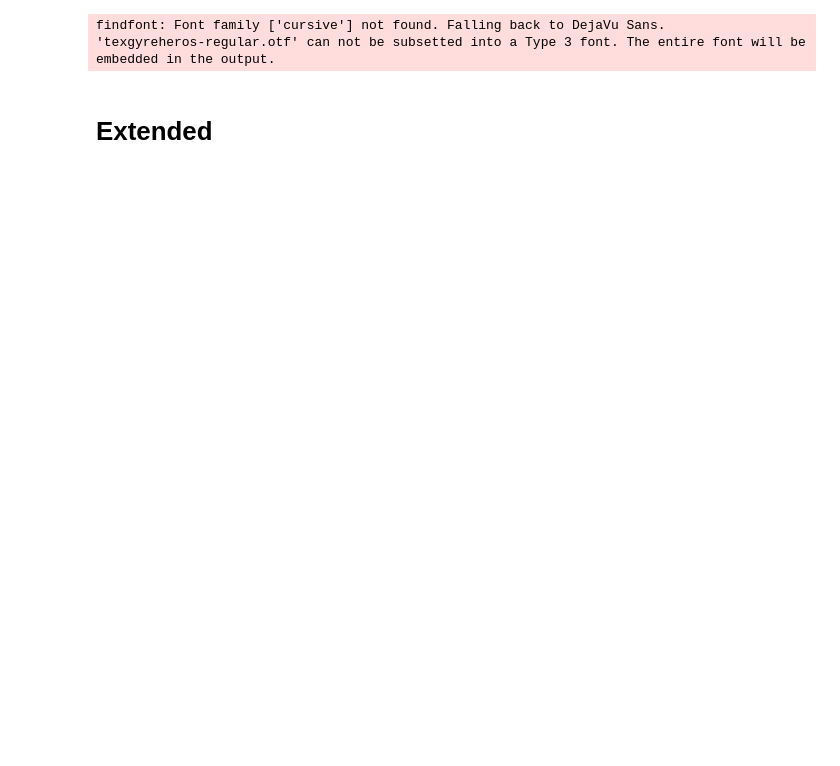
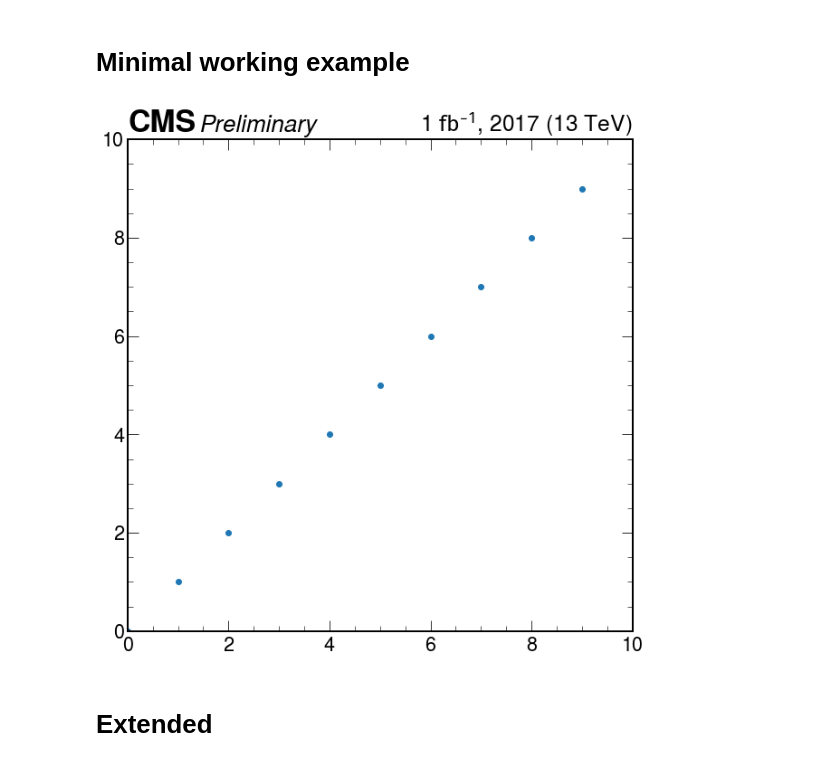
Before and after one commit to scikit-hep/mplhep, a Jupyter notebook: Examples.ipynb, the cells around one changed output. Saved outputs shown, nothing was run; the diff lists cells and outputs as text; code cells hidden in the pictures; blank space fills up the shorter version.

```diff
--- a/Examples.ipynb
+++ b/Examples.ipynb
@@ -64,59 +1,24 @@ mpl.get_cachedir()
-# %%
-import matplotlib as mpl
-import matplotlib.pyplot as plt
-
-#plt.style.use(['ROOT', 'firamath'])
-plt.style.use(['ROOT'])
-
-from cmsstyle import *
-
-f,ax = plt.subplots()
-
-ax.scatter(range(10), range(10))
-ax.set_xlim(0,10)
-ax.set_ylim(0,10)
-
-#ax = cms_annot(ax, data=True, lumi=1)
-ax = cms_annot(ax, data=True, lumi=1, fontname='Arial')
-ax = cms_ticks(ax)
-
-# from matplotlib import rcParams
-# import matplotlib.pyplot as plt
-# _font_size = rcParams['font.size']
-
-# cms = ax.annotate('CMS', xy=(0.001, 1.015), xycoords='axes fraction', fontsize=_font_size*1.3, fontname='TeX Gyre Heros',
-#                 ha='left', fontweight='bold', annotation_clip=False)
-
-# ax.annotate('Simulation', xy=(0.001, 1.015), xycoords='axes fraction', fontsize=_font_size, fontname='TeX Gyre Heros',
-#                 xytext=(cms.get_window_extent(renderer=plt.gcf().canvas.get_renderer()).width*1.06  , 0), textcoords='offset points',
-#                 fontstyle='italic',
-#                 ha='left', annotation_clip=False)
-
-
-# cms = ax.annotate('CMS', xy=(0.501, 1.015), xycoords='axes fraction', fontsize=_font_size*1.3, fontname='Arial',
-#                 ha='left', fontweight='bold', annotation_clip=False)
-
-# ax.annotate('Simulation', xy=(0.501, 1.015), xycoords='axes fraction', fontsize=_font_size, fontname='Arial',
-#                 xytext=(cms.get_window_extent(renderer=plt.gcf().canvas.get_renderer()).width*1.06  , 0), textcoords='offset points',
-#                 fontstyle='italic',
-#                 ha='left', annotation_clip=False)
-
-# cms = ax.annotate('CMS', xy=(0.501, 0.815), xycoords='axes fraction', fontsize=_font_size*1.3, fontname='Helvetica',
-#                 ha='left', fontweight='bold', annotation_clip=False)
-
-# ax.annotate('Simulation', xy=(0.501, 0.815), xycoords='axes fraction', fontsize=_font_size, fontname='Helvetica',
-#                 xytext=(cms.get_window_extent(renderer=plt.gcf().canvas.get_renderer()).width*1.06  , 0), textcoords='offset points',
-#                 fontstyle='italic',
-#                 ha='left', annotation_clip=False)
-
-# ax.annotate("CMS&", xy=(0.12, 0.05), xycoords='axes fraction', fontsize = "large", fontname='TeX Gyre Heros', fontweight='bold',
-#              ha='left', annotation_clip=False, fontstyle='italic')
-
-f.savefig('/home/anovak/Desktop/test.pdf')
-f.show()
-# %% [output]
-findfont: Font family ['cursive'] not found. Falling back to DejaVu Sans.
-'texgyreheros-regular.otf' can not be subsetted into a Type 3 font. The entire font will be embedded in the output.
+# %% [markdown]
+# Minimal working example
+# %%
+import matplotlib as mpl
+import matplotlib.pyplot as plt
+
+plt.style.use(['ROOT', 'firamath'])
+
+from cmsstyle import *
+
+f,ax = plt.subplots()
+ax.scatter(range(10), range(10))
+ax.set_xlim(0,10)
+ax.set_ylim(0,10)
+
+ax = cms_annot(ax, data=True, lumi=1)
+
+f.show()
+f.savefig('Example1.png')
+# %% [output]
+[figure, added]
 # %% [markdown]
 # Extended
 # %%
```
Also changed, not shown: parts of 5 cells of this notebook, 2 other files.
